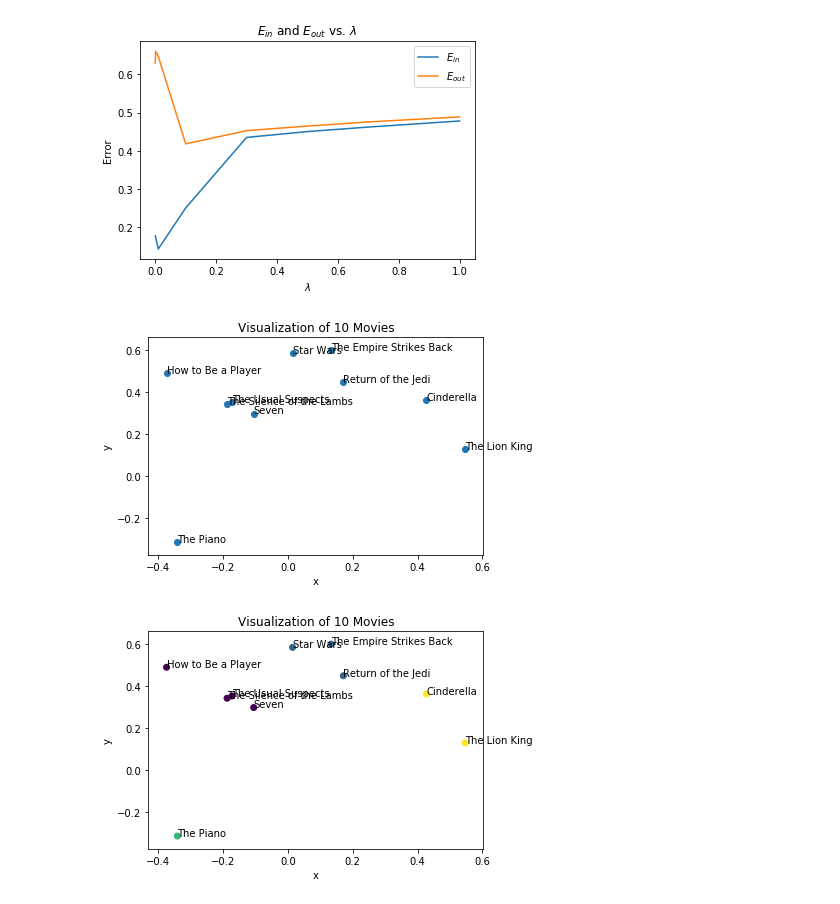
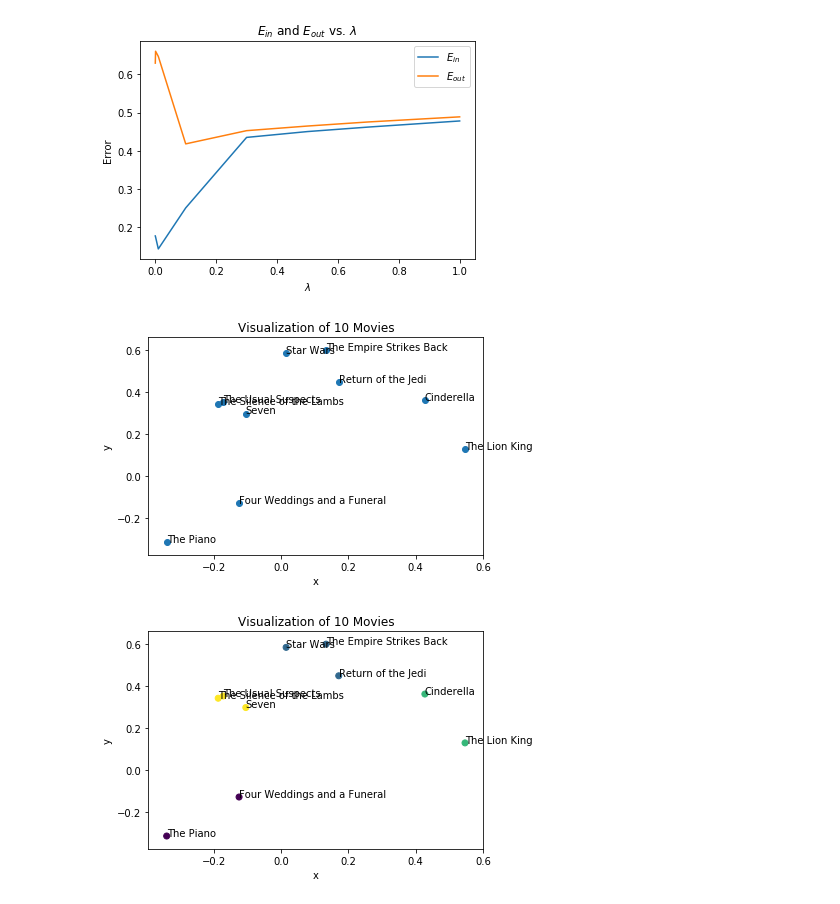
Before and after one commit to amandaliusa/cs155-movielens, a Jupyter notebook: matrix_factorizations_2.ipynb, the cells around one changed output. Saved outputs shown, nothing was run; the diff lists cells and outputs as text; code cells hidden in the pictures.

Commit message:
changes to movies used in visualization

```diff
--- a/matrix_factorizations_2.ipynb
+++ b/matrix_factorizations_2.ipynb
@@ -226,28 +226,28 @@ movies = pd.read_csv('data/movies.csv')
 data = pd.read_csv('data/data.csv')
 # %%
 # visualize any 10 movies
-ids = [11, 12, 71, 415, 98, 333, 578, 181, 172, 50]
+ids = [11, 12, 71, 415, 98, 70, 578, 181, 172, 50]
 
-titles = ['Seven', 'The Usual Suspects', 'The Lion King', 'Cinderella', 'The Silence of the Lambs', 'How to Be a Player', 'The Piano', 'Return of the Jedi', 'The Empire Strikes Back', 'Star Wars']
+titles = ['Seven', 'The Usual Suspects', 'The Lion King', 'Cinderella', 'The Silence of the Lambs', 'Four Weddings and a Funeral', 'The Piano', 'Return of the Jedi', 'The Empire Strikes Back', 'Star Wars']
 
 x = [0]*10
 y = [0]*10
 for i in range(len(ids)):
     x[i] = V_tilde[0][ids[i]-1]
     y[i] = V_tilde[1][ids[i]-1]
 
 fig, ax = plt.subplots()
 plt.scatter(x, y)
 
 for i, txt in enumerate(titles):
     ax.annotate(txt, (x[i], y[i]))
 
 plt.title('Visualization of 10 Movies')
 plt.xlabel('x')
 plt.ylabel('y')
 plt.savefig('matrix_2_a.png')
 # %% [output]
-[figure, old version]
+[figure, new version]
 # %%
 # run k-means to cluster points
 from sklearn.cluster import KMeans
@@ -266,4 +266,4 @@ plt.xlabel('x')
 plt.ylabel('y')
 plt.savefig('matrix_2_a_clusters.png')
 # %% [output]
-[figure, old version]
+[figure, new version]
```
Also changed, not shown: parts of 3 cells of this notebook, 4 other files.
